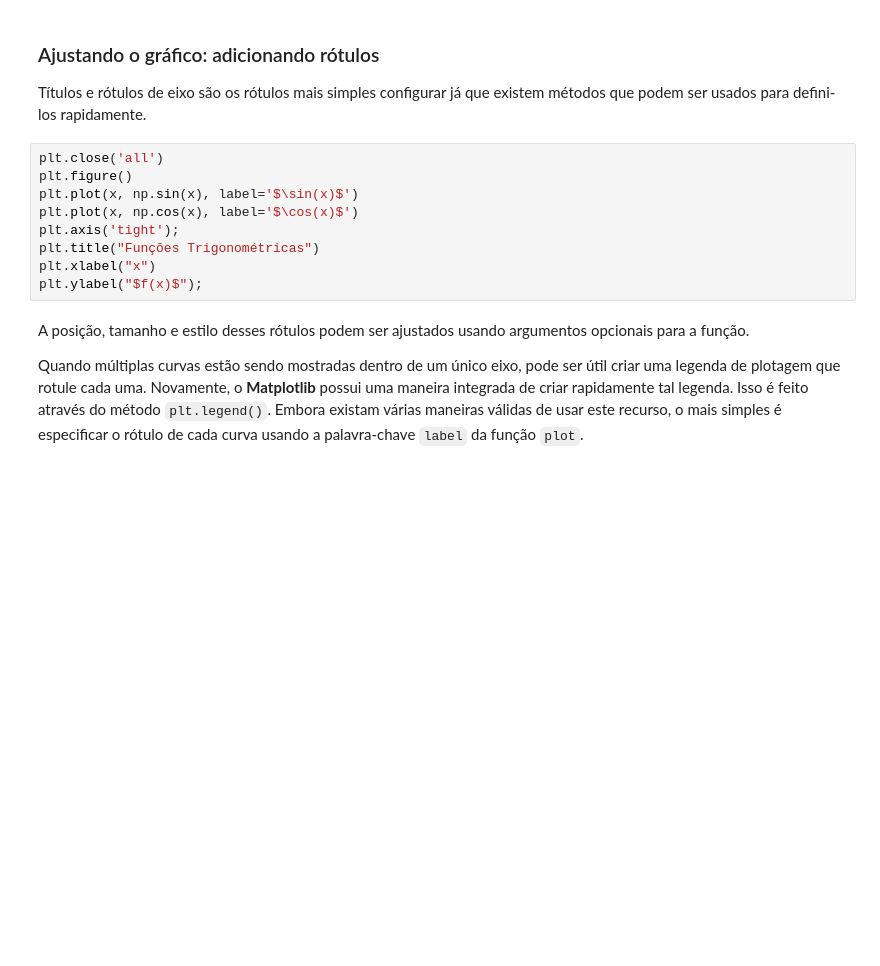
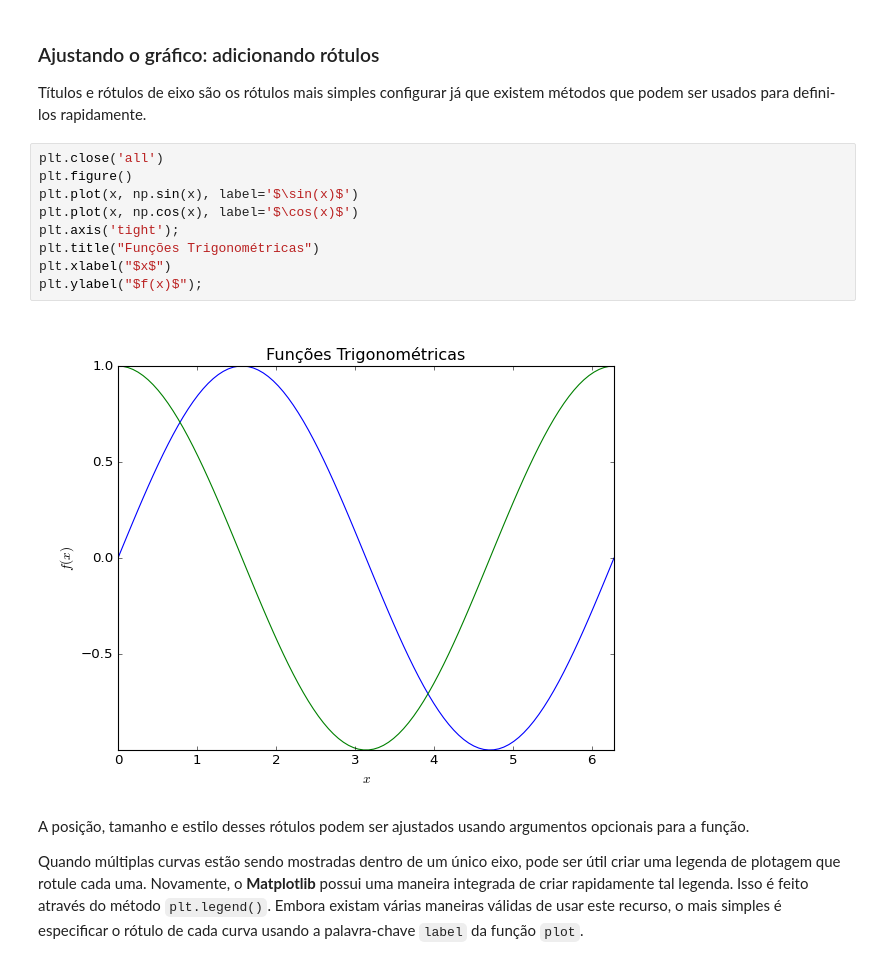
Before and after one commit to etvorellana/ResTIC18_PythonBasico, a Jupyter notebook: Notebooks/Aula-26.ipynb, the cells around one changed output. Drawn from its saved outputs; the diff is of its cells as text; blank space fills up the shorter version.

```diff
--- a/Notebooks/Aula-26.ipynb
+++ b/Notebooks/Aula-26.ipynb
@@ -523,12 +547,14 @@ Títulos e rótulos de eixo são os rótulos mais simples configurar já que exi
 # %%
 plt.close('all')
 plt.figure()
 plt.plot(x, np.sin(x), label='$\sin(x)$')
 plt.plot(x, np.cos(x), label='$\cos(x)$')
 plt.axis('tight');
 plt.title("Funções Trigonométricas")
-plt.xlabel("x")
+plt.xlabel("$x$")
 plt.ylabel("$f(x)$");
+# %% [output]
+[figure, added]
 # %% [markdown]
 A posição, tamanho e estilo desses rótulos podem ser ajustados usando argumentos opcionais para a função.
 
```
Also changed, not shown: parts of 21 cells of this notebook, 1 other file.
